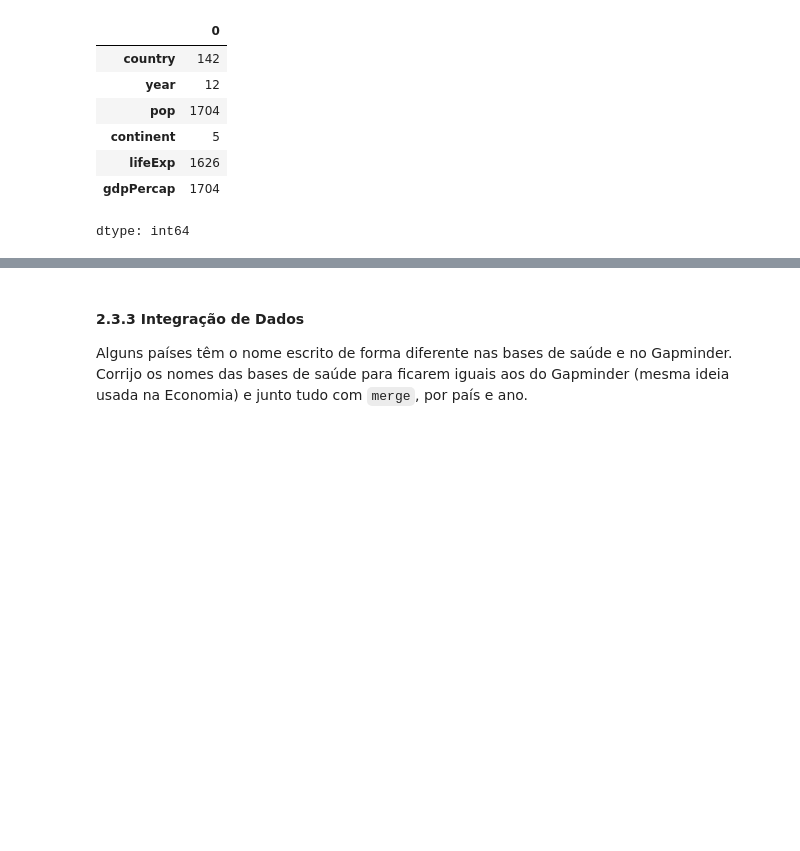
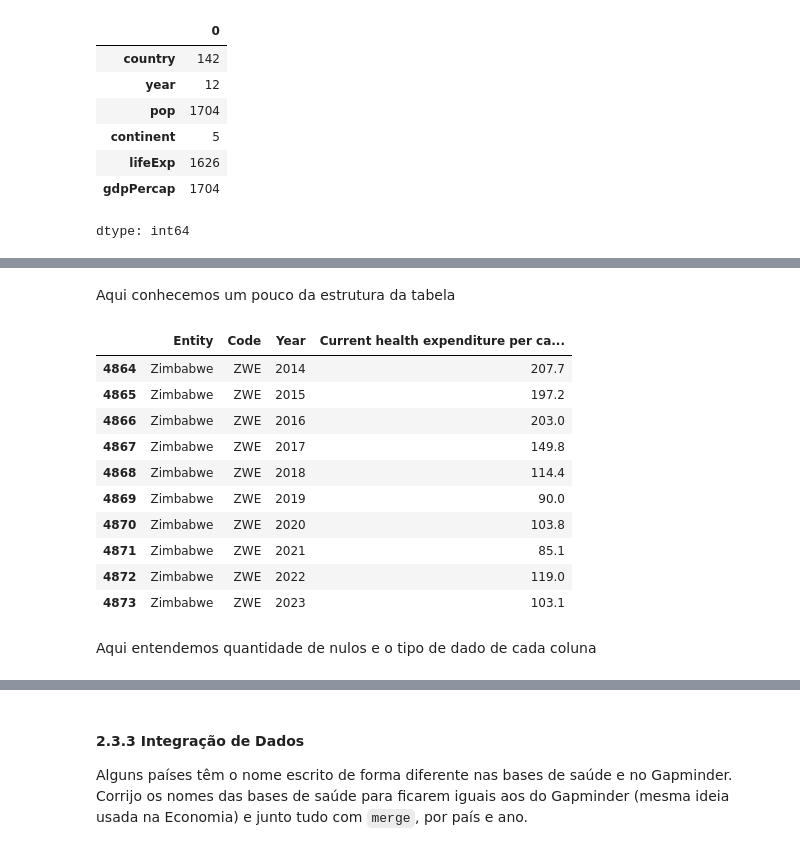
Before and after one commit to AndremRb/Analise-do-Desenvolvimento-Humano-e-Global, a Jupyter notebook: Notebook/Template_Gapminder_Analise_Exploratoria.ipynb, the cells around one changed output, grey strips where cells are left out. Cells and saved outputs as stored; diff of their text form; code cells hidden in the pictures; blank space fills up the shorter version.

```diff
--- a/Notebook/Template_Gapminder_Analise_Exploratoria.ipynb
+++ b/Notebook/Template_Gapminder_Analise_Exploratoria.ipynb
@@ -684,0 +575,19 @@ print('Quantidade de duplicados:', qtd_duplicados)
+# %% [markdown]
+Aqui conhecemos um pouco da estrutura da tabela
+# %%
+df_brutos['saude'].tail(10).round(1)
+# %% [output]
+|  | Entity | Code | Year | Current health expenditure per ca... |
+| 4864 | Zimbabwe | ZWE | 2014 | 207.7 |
+| 4865 | Zimbabwe | ZWE | 2015 | 197.2 |
+| 4866 | Zimbabwe | ZWE | 2016 | 203.0 |
+| 4867 | Zimbabwe | ZWE | 2017 | 149.8 |
+| 4868 | Zimbabwe | ZWE | 2018 | 114.4 |
+| 4869 | Zimbabwe | ZWE | 2019 | 90.0 |
+| 4870 | Zimbabwe | ZWE | 2020 | 103.8 |
+| 4871 | Zimbabwe | ZWE | 2021 | 85.1 |
+| 4872 | Zimbabwe | ZWE | 2022 | 119.0 |
+| 4873 | Zimbabwe | ZWE | 2023 | 103.1 |
+# %% [markdown]
+Aqui entendemos quantidade de nulos
+e o tipo de dado de cada coluna
```
Also changed, not shown: parts of 125 cells of this notebook.
